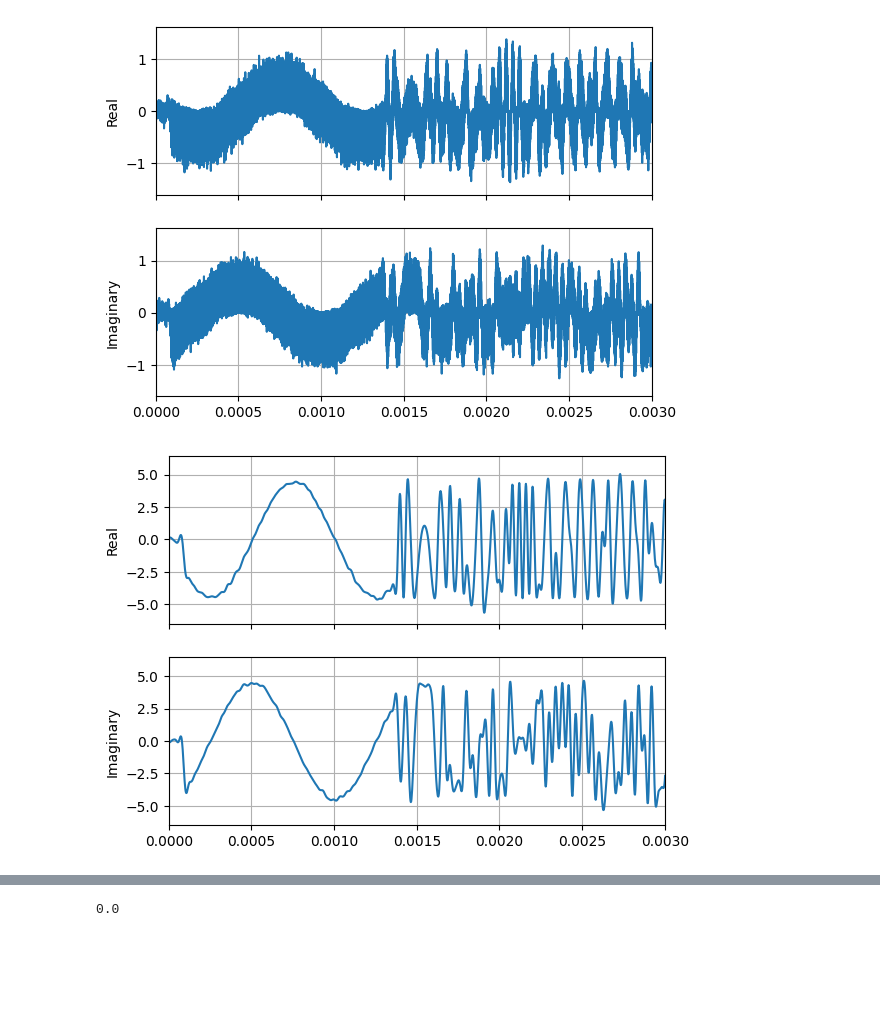
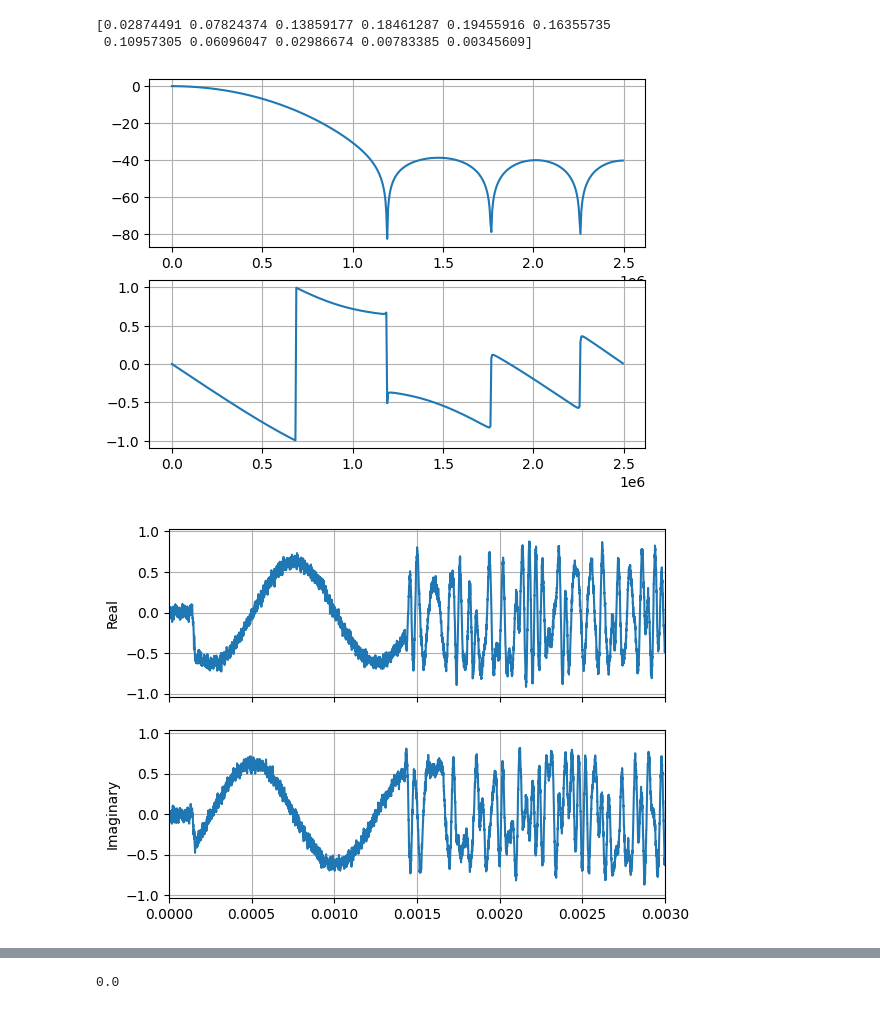
Before and after one commit to sidalok1/QAM-FPGA, a Jupyter notebook: python/qam.ipynb, the cells around one changed output, grey strips where cells are left out. Drawn from its saved outputs; the diff is of its cells as text; code cells hidden in the pictures; blank space fills up the shorter version.

```diff
--- a/python/qam.ipynb
+++ b/python/qam.ipynb
@@ -4,11 +4,12 @@ from scipy import signal, fft
 import komm
 from matplotlib import pyplot as plt
 from tools import *
+from pathlib import Path
 
 np.random.seed(0)
 
-DWIDTH = 20
-DFRAC  = 16
+DWIDTH = 16
+DFRAC  = 12
 
 msg = "A perfectly acceptable example of an extremely verbose message of large words and many characters!!!"
 M = 4
@@ -18,17 +19,18 @@ fs = 5e6
 sps = int(fs / br)
 sps_rx = 10
 snr = 15
-Es = 1
-B = 250e3 # channel BW
+Es = 1.0
+B = 350e3 # channel BW
 
 sync_len = 64
 zadoff_chu_len = 16
-span = 10
+span = 16
 beta = 0.5
 
 constellation = get_const(f'{M}-QAM', Es)
 print(np.angle(constellation))
 print(np.abs(constellation))
+print(np.real(constellation))
 write_mem_file(constellation, DWIDTH, DFRAC, 'const.mem', complex=True, sep=' ')
 plot_constellation(constellation)
 plt.show()
@@ -77,11 +89,14 @@ plt.xlim((0.000, 0.003))
 plt.show()
 
 channel = signal.TransferFunction([0, B, 0], [1, B, fc**2])
-trx, chout = signal.dlsim(signal.cont2discrete(channel, 1/fs, 'bilinear'), x, t)
+discrete_channel = signal.cont2discrete(channel, 1/fs, 'bilinear')
+print(discrete_channel)
+trx, chout = signal.dlsim(discrete_channel, x, t)
 yout = np.squeeze(chout)
 snr_linear = 10**(snr/10)
 signal_power = np.sum(np.abs(yout)**2)/len(yout)
 noise_power = signal_power / snr_linear
+print(noise_power)
 awgn = komm.GaussianChannel(noise_power)
 noisy_chout = awgn.transmit(yout)
 
@@ -99,45 +120,47 @@ gain = 1
 
 lo = gain * np.exp(-2j*np.pi*(fc + cfo)*trx + phase_offset)
 
 # demod_filt = signal.iirdesign(wp=(fc/8), ws=(fc/2), gpass=1, gstop=120, ftype='cheby2', fs=fs, output='sos')
 # y = signal.sosfilt(demod_filt, (noisy_chout * lo)).T
 # w, h = signal.freqz_sos(demod_filt, fs=fs)
 # fig, (ax0, ax1) = plt.subplots(2, 1)
 # ax0.plot(w, 20*np.log10(np.abs(h)))
 # ax0.grid()
 # ax1.plot(w, np.angle(h)/np.pi)
 # ax1.grid()
 # fig.show()
 # for i in range(len(demod_filt)):
 #   write_mem_file(demod_filt[i][0:3], DWIDTH, DFRAC, f"demod_iir_{i}_num.mem")
 #   write_mem_file(demod_filt[i][3:6], DWIDTH, DFRAC, f"demod_iir_{i}_den.mem")
 
-# demod_filt = signal.minimum_phase(signal.firwin(7, fc/4, fs=fs), half=False)
-# # demod_filt = signal.firwin(7, fc/4, fs=fs)
-# y = np.convolve((noisy_chout * lo), demod_filt, 'same')
-# w, h = signal.freqz(demod_filt, fs=fs)
-# fig, (ax0, ax1) = plt.subplots(2, 1)
-# ax0.plot(w, 20*np.log10(np.abs(h)))
-# ax0.grid()
-# ax1.plot(w, np.angle(h)/np.pi)
-# ax1.grid()
-# fig.show()
-# write_mem_file(demod_filt, DWIDTH, DFRAC, "demod_fir.mem")
+demod_filt = signal.minimum_phase(signal.firwin(11, fc/4, fs=fs), half=False)
+# demod_filt = signal.firwin(7, fc/4, fs=fs)
+y = np.convolve((noisy_chout * lo), demod_filt, 'same')
+w, h = signal.freqz(demod_filt, fs=fs)
+fig, (ax0, ax1) = plt.subplots(2, 1)
+ax0.plot(w, 20*np.log10(np.abs(h)))
+ax0.grid()
+ax1.plot(w, np.angle(h)/np.pi)
+ax1.grid()
+fig.show()
+write_mem_file(demod_filt, DWIDTH, DFRAC, "demod_fir.mem")
 
-# print(demod_filt)
+print(demod_filt)
 
-y = noisy_chout * lo
+# y = noisy_chout * lo
 
 plot_complex_time_sequence(y, fs)
 plt.xlim((0, 0.003))
 plt.show()
 
 # yhat = np.convolve(np.squeeze(y), rrc, 'same')
 yhat = signal.resample_poly(np.squeeze(y), 1, sps//sps_rx, window=rrc)
 fig, ax1, ax2 = plot_complex_time_sequence(yhat, br*sps_rx)
 plt.xlim((0, 0.003))
 plt.show()
 # animate_complex_sequence(yhat[t < 0.00125], 'Simulated CFO', 'cfo.mp4', sps=360)
 # %% [output]
+[0.02874491 0.07824374 0.13859177 0.18461287 0.19455916 0.16355735
+ 0.10957305 0.06096047 0.02986674 0.00783385 0.00345609]
-[figure, old version]
+[figure, new version]
-[figure, old version]
+[figure, new version]
```
Also changed, not shown: parts of 9 cells of this notebook, 35 other files.
